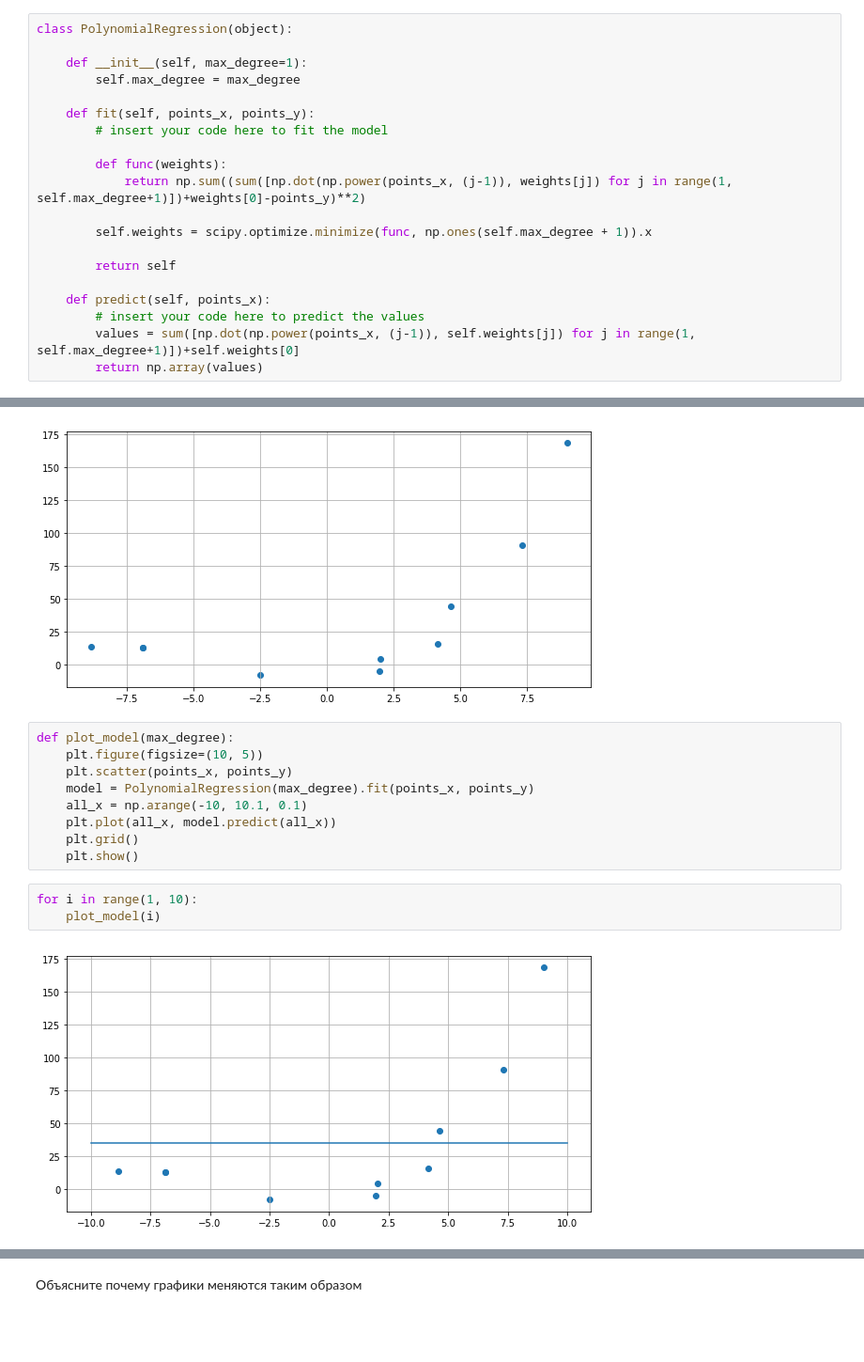
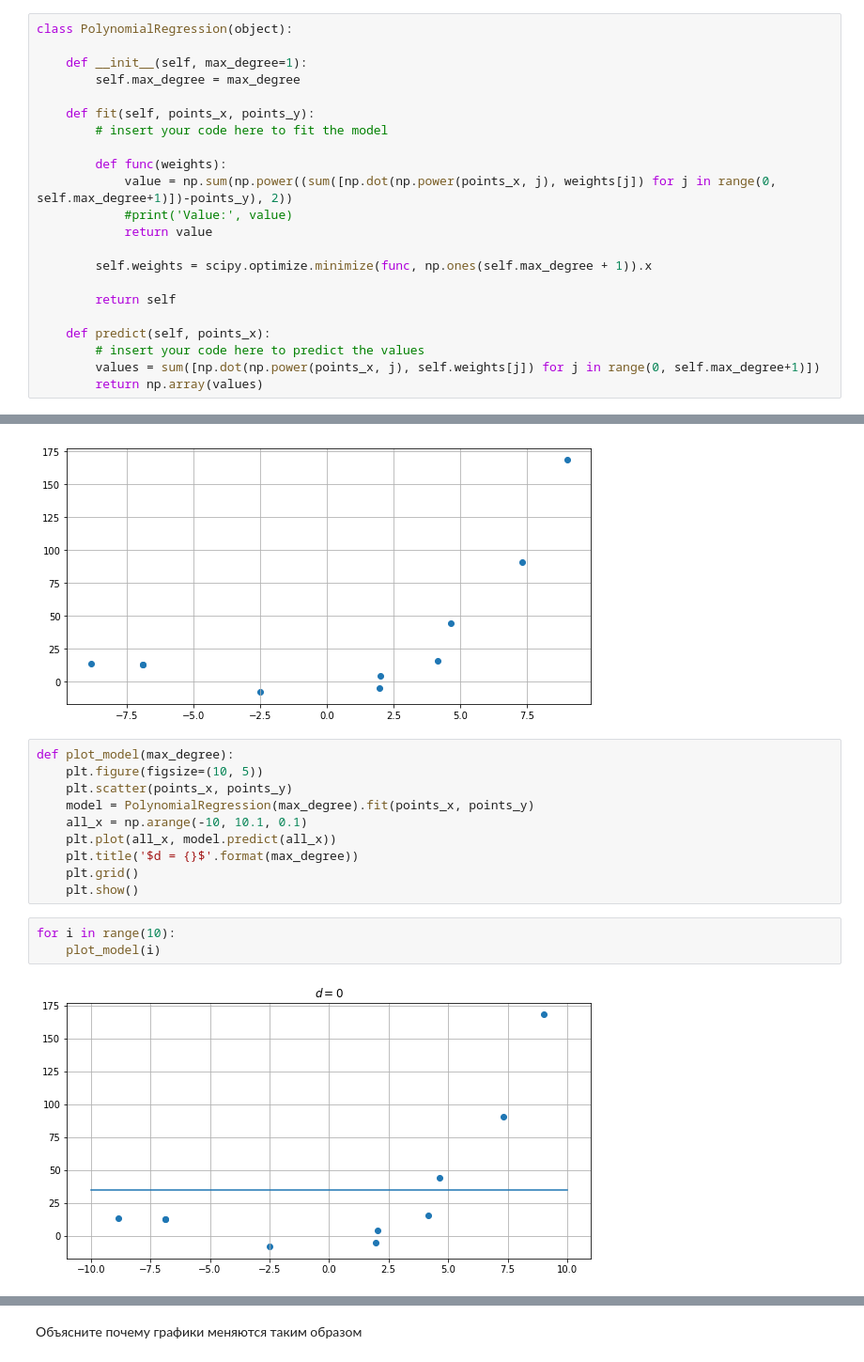
Before and after one commit to NickGuryan/DMIA2018_Fall_public, a Jupyter notebook: hw02/Polynom-Solution.ipynb, the cells around one changed output, grey strips where cells are left out. Shown at 94% size. Cells and saved outputs as stored; diff of their text form; blank space fills up the shorter version.

```diff
--- a/hw02/Polynom-Solution.ipynb
+++ b/hw02/Polynom-Solution.ipynb
@@ -20,7 +20,9 @@ class PolynomialRegression(object):
         # insert your code here to fit the model
 
         def func(weights):
-            return np.sum((sum([np.dot(np.power(points_x, (j-1)), weights[j]) for j in range(1, self.max_degree+1)])+weights[0]-points_y)**2)
+            value = np.sum(np.power((sum([np.dot(np.power(points_x, j), weights[j]) for j in range(0, self.max_degree+1)])-points_y), 2))
+            #print('Value:', value)
+            return value
 
         self.weights = scipy.optimize.minimize(func, np.ones(self.max_degree + 1)).x
 
@@ -28,7 +30,7 @@ class PolynomialRegression(object):
 
     def predict(self, points_x):
         # insert your code here to predict the values
-        values = sum([np.dot(np.power(points_x, (j-1)), self.weights[j]) for j in range(1, self.max_degree+1)])+self.weights[0]
+        values = sum([np.dot(np.power(points_x, j), self.weights[j]) for j in range(0, self.max_degree+1)])
         return np.array(values)
 # %%
 np.random.seed(42)
@@ -49,10 +51,11 @@ def plot_model(max_degree):
     model = PolynomialRegression(max_degree).fit(points_x, points_y)
     all_x = np.arange(-10, 10.1, 0.1)
     plt.plot(all_x, model.predict(all_x))
+    plt.title('$d = {}$'.format(max_degree))
     plt.grid()
     plt.show()
 # %%
-for i in range(1, 10):
+for i in range(10):
     plot_model(i)
 # %% [output]
-[figure, old version]
+[figure, new version]
```
Also changed, not shown: parts of 2 cells of this notebook.
